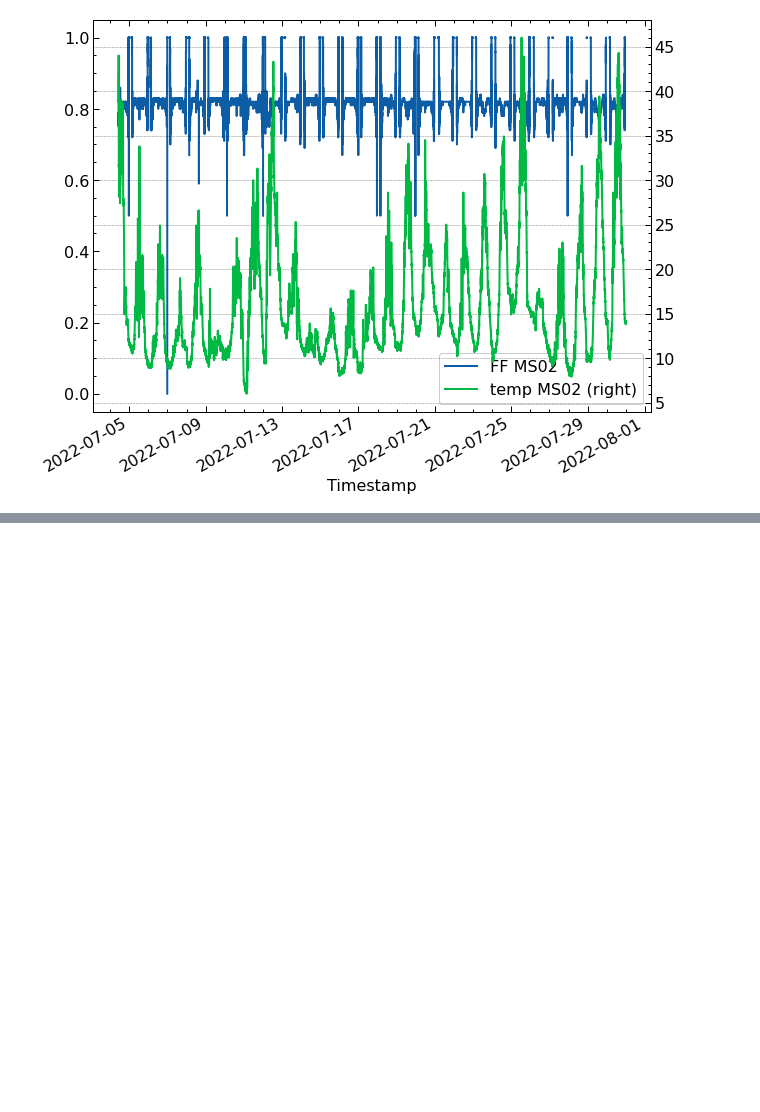
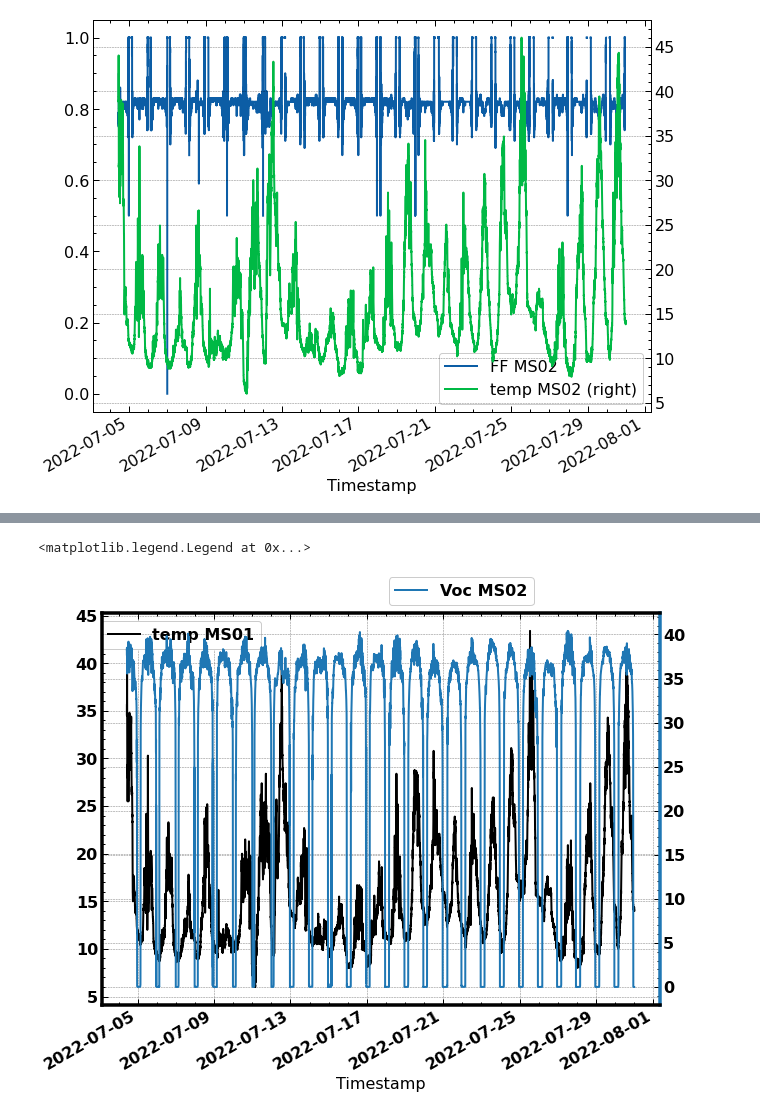
Before and after one commit to alfredoisg/MEDAL, a Jupyter notebook: AlfTests.ipynb, the cells around one changed output, grey strips where cells are left out. Saved outputs shown, nothing was run; the diff lists cells and outputs as text; code cells hidden in the pictures; blank space fills up the shorter version.

```diff
--- a/AlfTests.ipynb
+++ b/AlfTests.ipynb
@@ -48,0 +69,30 @@ df['Timestamp'].astype(str).str.contains(end_date))
+# %%
+from matplotlib import rc
+rc('font', weight='bold')
+
+fig, ax = plt.subplots()
+
+colors = ['black','tab:blue']
+
+df.plot(color=colors[0],x='Timestamp',y='temp MS01', figsize=(10,8), ax=ax)#.legend(loc='center left',bbox_to_anchor=(1.0, 0.75))
+
+ax1 = ax.twinx()
+df.plot(color=colors[1],x='Timestamp',y='Voc MS02', ax = ax1)#.legend(loc='center left',bbox_to_anchor=(1.0, 0.25))
+
+
+ax1.spines['top'].set_linewidth(3.5)
+ax1.spines['bottom'].set_linewidth(3.5)
+
+ax1.spines['left'].set_color(colors[0])
+ax1.spines['left'].set_linewidth(3.5)
+
+# ax1.set_yticklabels(weight='bold')
+
+ax1.spines['right'].set_color(colors[1])
+ax1.spines['right'].set_linewidth(3.5)
+
+ax.legend(bbox_to_anchor=( 0.3, 1.0))
+ax1.legend(bbox_to_anchor=(0.5, 1.0))
+# %% [output]
+<matplotlib.legend.Legend at 0x...>
+[figure, added]
```
Also changed, not shown: parts of 7 cells of this notebook, 1 other file.
